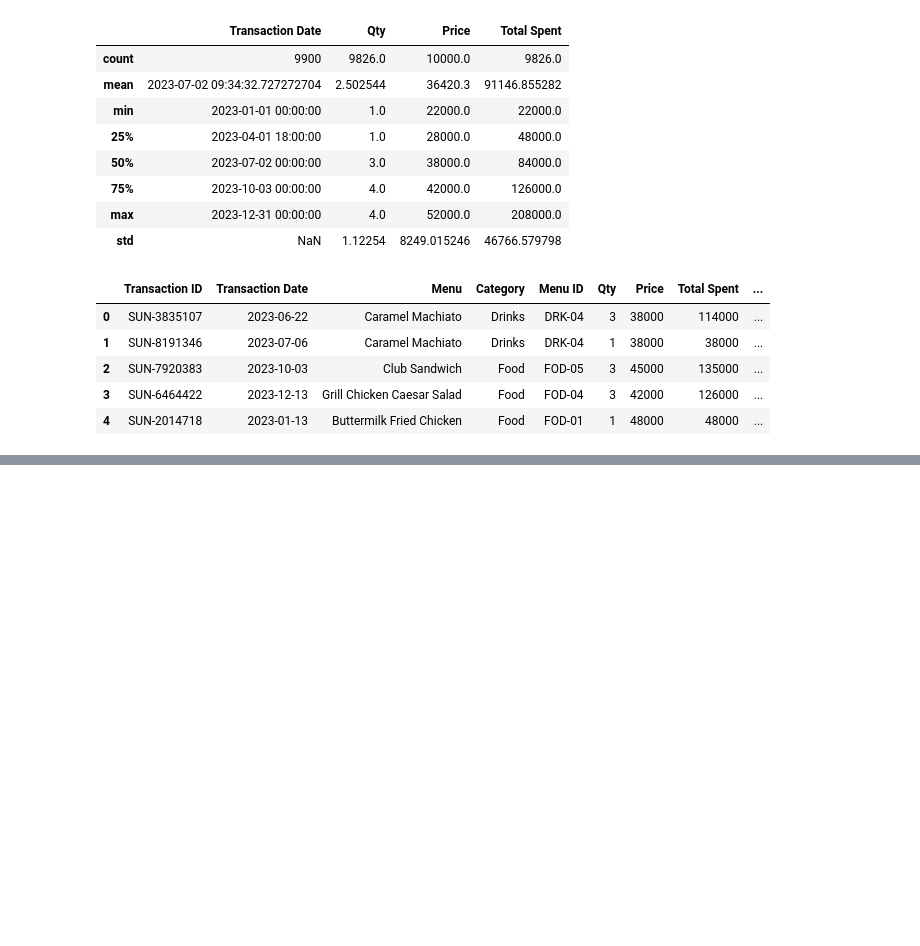
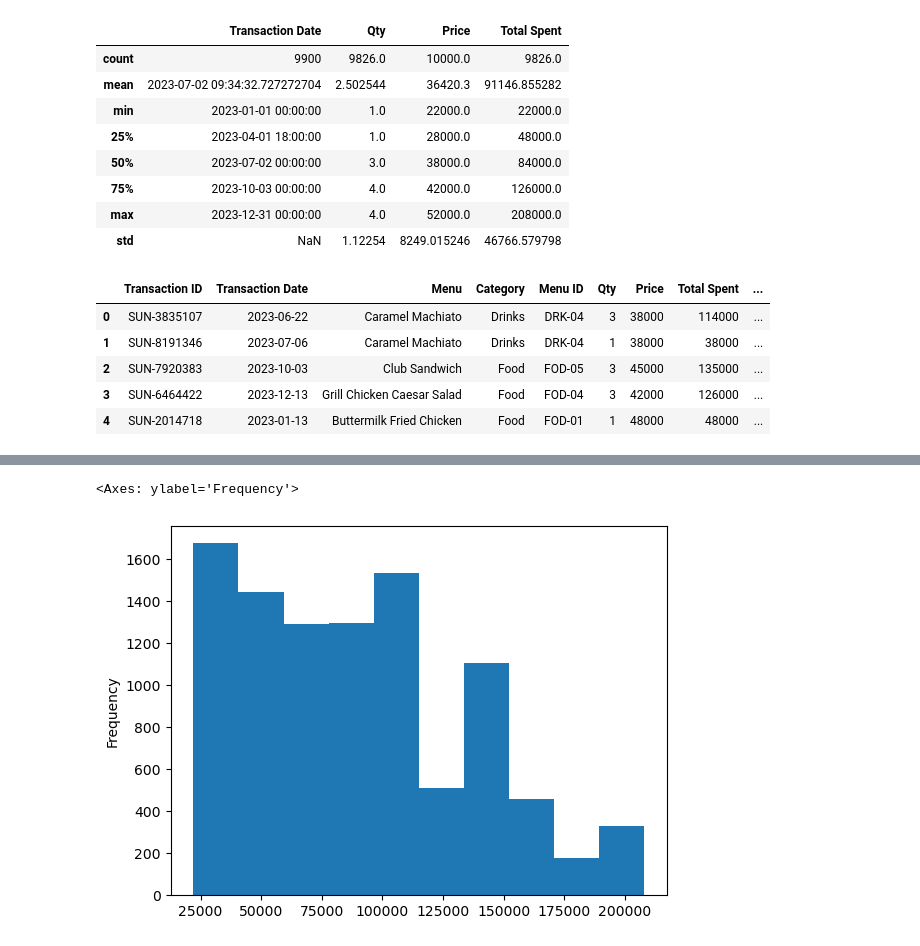
Before and after one commit to Sreesanth-e/EDA, a Jupyter notebook: dirty_dataset/Clean_cafe_sales_1.ipynb, the cells around one changed output, grey strips where cells are left out. Saved outputs shown, nothing was run; the diff lists cells and outputs as text; code cells hidden in the pictures; blank space fills up the shorter version.

```diff
--- a/dirty_dataset/Clean_cafe_sales_1.ipynb
+++ b/dirty_dataset/Clean_cafe_sales_1.ipynb
@@ -738,0 +825,5 @@ df.head()
+# %%
+df['Total Spent'].plot(kind='hist')
+# %% [output]
+<Axes: ylabel='Frequency'>
+[figure, added]
```
Also changed, not shown: parts of 9 cells of this notebook.
